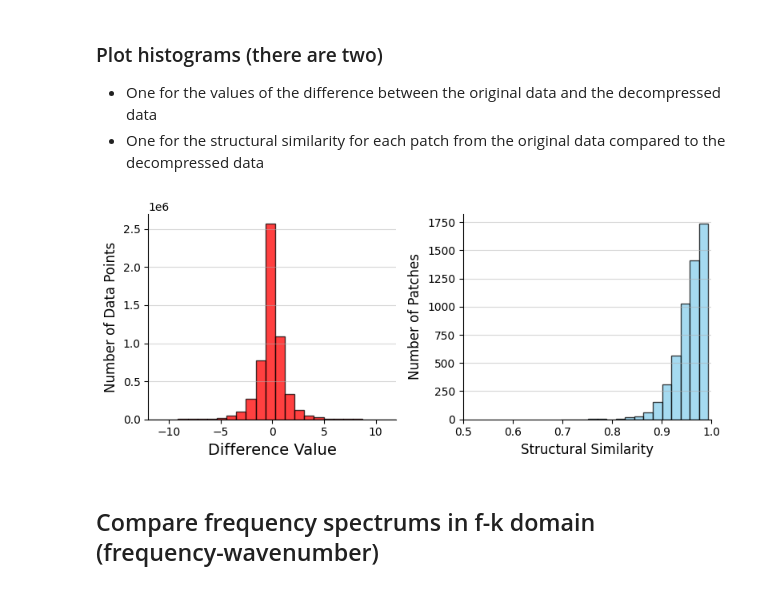
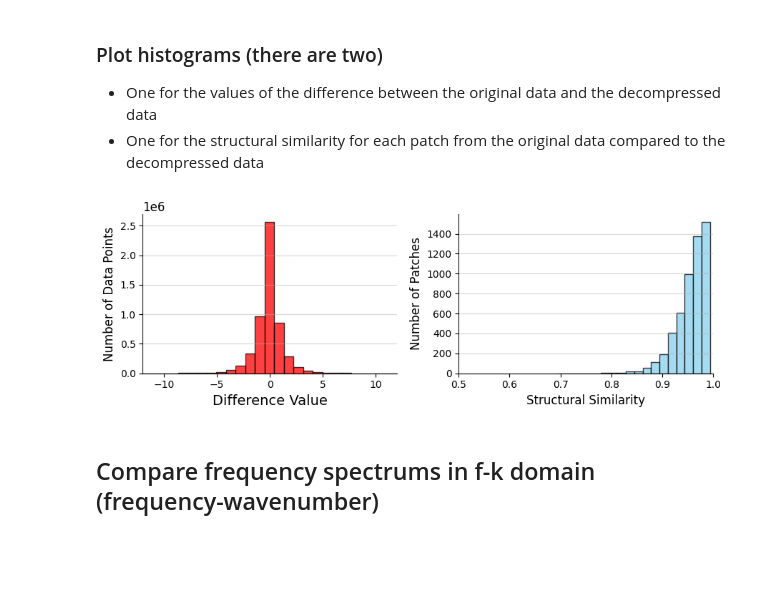
Before and after one commit to Haipeng-ustc/CS230-DAS-Compression, a Jupyter notebook: notebooks/SMCityDAS_FinalProject_TestModelFromDisk.ipynb, the cells around one changed output. Cells and saved outputs as stored; diff of their text form; code cells hidden in the pictures; blank space fills up the shorter version.

```diff
--- a/notebooks/SMCityDAS_FinalProject_TestModelFromDisk.ipynb
+++ b/notebooks/SMCityDAS_FinalProject_TestModelFromDisk.ipynb
@@ -448,6 +480,16 @@ SyntaxError: ignored
 **For channel cross-correlations:** set *xcorr_axis* = 0
 # %%
 %%time
+nc = original_shape[0]
+rmch = nc%patch_size
+nc -= rmch
+s_nc = 0
+s_nt = 0
+# nc = 3000
+nt = 900
+orig_plt = original_das[s_nc:nc, s_nt:nt] #TAC
+decom_plt = decompre_das[s_nc:nc, s_nt:nt] #TAC
+diff_plt = orig_plt - decom_plt #TAC
 
 # set axis to x-correlate (0 or -1) Only!
 xcorr_axis = 0
@@ -461,7 +503,6 @@ if xcorr_axis == 0:
 
 # slice unsimilarity data consistant with original and decomp data
 xcor_plt = xcor_das[s_nc:nc, s_nt:nt] #NOTE: slice parms defined in cell above
-
 
 # calculate the x-correlations
 auto_xcorr = chan_xcorr(orig_plt,orig_plt,which_axis=xcorr_axis)
@@ -573,10 +617,10 @@ SSIM = np.array(SSIM)
 * One for the structural similarity for each patch from the original data compared to the decompressed data
 # %%
 # Create a figure and axis
-fig, ax = plt.subplots(1,2,figsize=(8, 3.5))
+fig, ax = plt.subplots(1,2,figsize=(9, 3.25))
 
 # Create the histogram
-n, bins, patches = ax[0].hist(diff_plt.flatten(), bins=300, edgecolor='black', alpha=0.75, color='#FF0000')
+n, bins, patches = ax[0].hist(diff_plt.flatten(), bins=310, edgecolor='black', alpha=0.75, color='#FF0000')
 
 # Customize the appearance
 #ax[0].set_xlabel('', fontsize=12)
@@ -588,35 +632,35 @@ ax[0].spines['top'].set_visible(False)
 ax[0].spines['right'].set_visible(False)
 
 # Customize the tick labels
 ax[0].tick_params(axis='both', which='major', labelsize=10)
 ax[0].tick_params(axis='both', which='minor', labelsize=8)
 ax[0].set_xlim(-12, 12)
 
 # Create the histogram
-n, bins, patches = ax[1].hist(SSIM.flatten(), bins=16, edgecolor='black', alpha=0.75, color='#87CEEB')
+n, bins, patches = ax[1].hist(SSIM.flatten(), bins=18, edgecolor='black', alpha=0.75, color='#87CEEB')
 
 # Customize the appearance
 ax[1].set_xlabel('Structural Similarity', fontsize=12)
 ax[1].set_ylabel('Number of Patches', fontsize=12)
 # ax[1].set_title('Structural Similarity', fontsize=14)
 
 ax[1].grid(axis='y', alpha=0.5)
 ax[1].spines['top'].set_visible(False)
 ax[1].spines['right'].set_visible(False)
 
 # Customize the tick labels
 ax[1].tick_params(axis='both', which='major', labelsize=10)
 ax[1].tick_params(axis='both', which='minor', labelsize=8)
 ax[1].set_xlim(0.5, 1)
 
 # Save the figure
 plt.tight_layout()
 plt.savefig(root_fqdn+'results/histograms.png', dpi=300)
 
 # Show the plot
 plt.show()
 # %% [output]
-[figure, old version]
+[figure, new version]
 # %% [markdown]
 ## Compare frequency spectrums in f-k domain (frequency-wavenumber)
 # %%
```
Also changed, not shown: parts of 23 cells of this notebook, 2 other files.
